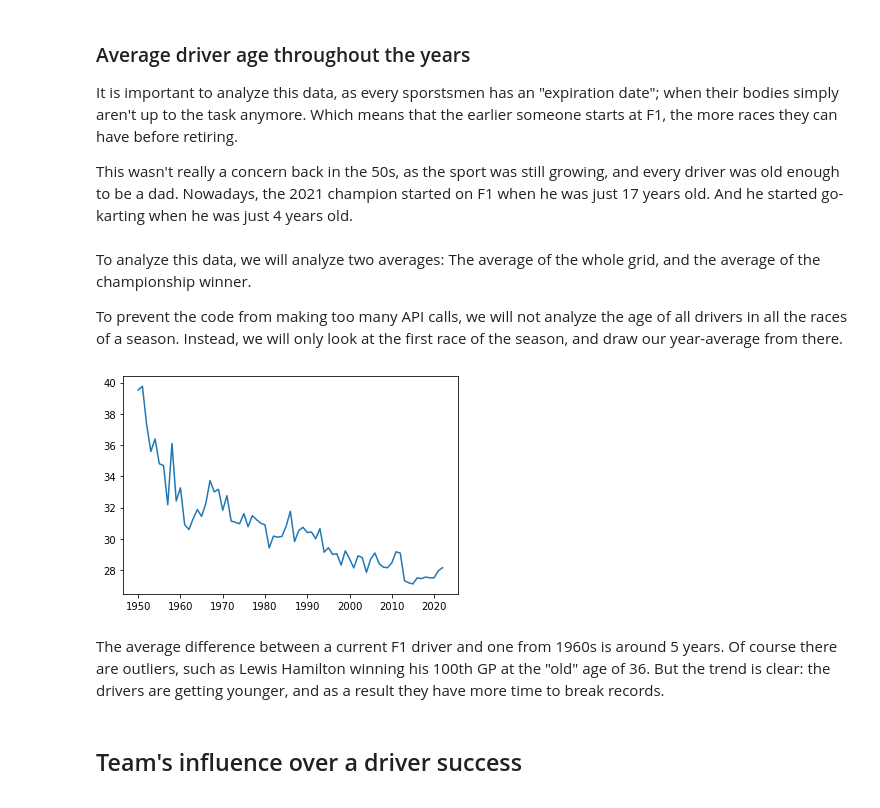
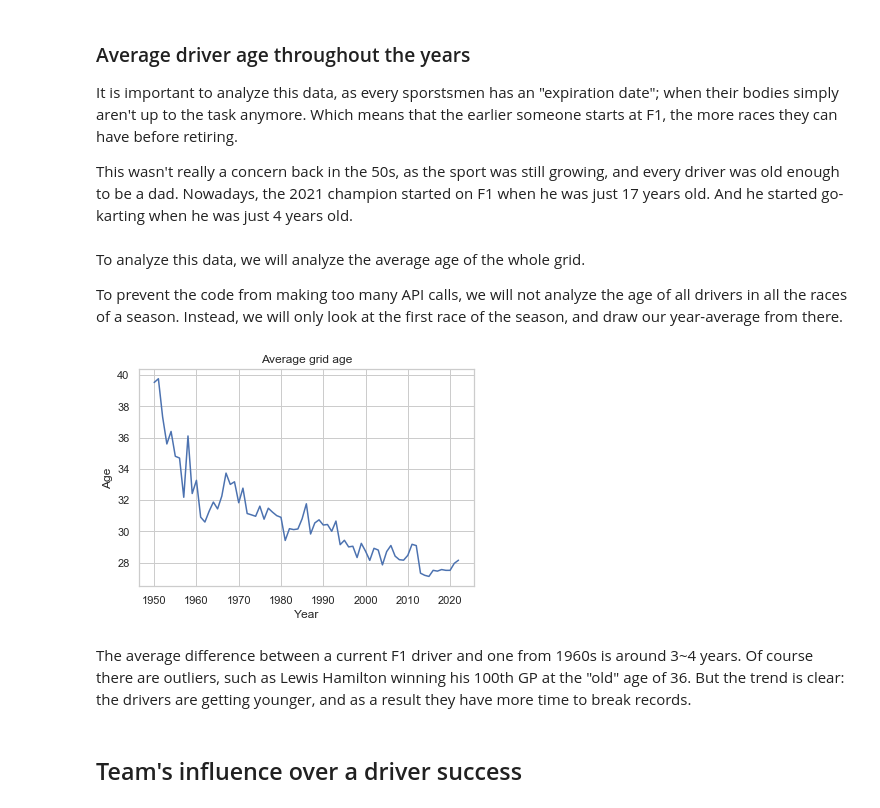
Before and after one commit to leoDomingos/study-on-formula-1-champions, a Jupyter notebook: f1-drivers-study.ipynb, the cells around one changed output. Cells and saved outputs as stored; diff of their text form; code cells hidden in the pictures.

Commit message:
colored graphs; grammar improvements; conclusion

```diff
--- a/f1-drivers-study.ipynb
+++ b/f1-drivers-study.ipynb
@@ -27,3 +21,20 @@ or from the matplotlib source distribution
+# %%
+# Setting up the graphs colors
+
+# necessary teams:
+# renault, mercedes, ferrari, redbull, mclaren, tyrrel (navy blue), lotus, bmw
+team_colors = {
+    "renault": ["#FFF329", "#2C2C2C"],
+    "mercedes": ["#4BF2CE", "#999999"],
+    "ferrari": ["#F00F0F", "#2C2C2C"],
+    "redbull": ["#0F47F0", "#C40707"],
+    "mclaren": ["#F09D0F", "#2676C9"],
+    "tyrrel": ["#037BAF", "#999999"],
+    "lotus": ["#03AF49", "#E1DB1E"],
+    "bmw": ["#2796B5", "#999999"],
+    "other": ["#80CEE4"]
+}
+sns.set_theme(style="whitegrid")
 # %% [markdown]
 ## Top 10 best drivers
 
@@ -165,7 +214,7 @@ It is important to analyze this data, as every sporstsmen has an "expiration dat
 
 This wasn't really a concern back in the 50s, as the sport was still growing, and every driver was old enough to be a dad. Nowadays, the 2021 champion started on F1 when he was just 17 years old. And he started go-karting when he was just 4 years old.
 # %% [markdown]
-To analyze this data, we will analyze two averages: The average of the whole grid, and the average of the championship winner.
+To analyze this data, we will analyze the average age of the whole grid.
 
 To prevent the code from making too many API calls, we will not analyze the age of all drivers in all the races of a season. Instead, we will only look at the first race of the season, and draw our year-average from there.
 # %%
@@ -185,11 +234,14 @@ for year in range(1950, 2023):
     driver_avg_age[year] = year_average
 # %%
 # Make the data more visual
-plt.plot(list(driver_avg_age.keys()), list(driver_avg_age.values()));
+sns.lineplot(x=list(driver_avg_age.keys()), y=list(driver_avg_age.values()));
+plt.title("Average grid age")
+plt.ylabel("Age")
+plt.xlabel("Year");
 # %% [output]
-[figure, old version]
+[figure, new version]
 # %% [markdown]
-The average difference between a current F1 driver and one from 1960s is around 5 years. Of course there are outliers, such as Lewis Hamilton winning his 100th GP at the "old" age of 36. But the trend is clear: the drivers are getting younger, and as a result they have more time to break records.
+The average difference between a current F1 driver and one from 1960s is around 3~4 years. Of course there are outliers, such as Lewis Hamilton winning his 100th GP at the "old" age of 36. But the trend is clear: the drivers are getting younger, and as a result they have more time to break records.
 # %% [markdown]
 ## Team's influence over a driver success
 # %% [markdown]
```
Also changed, not shown: parts of 36 cells of this notebook.
